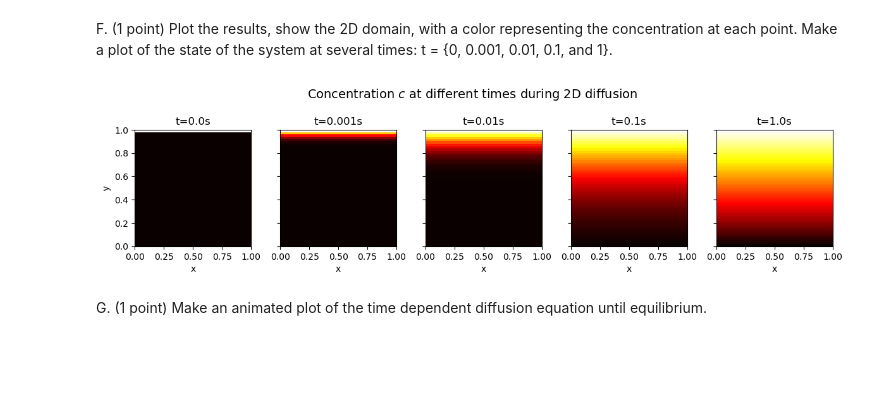
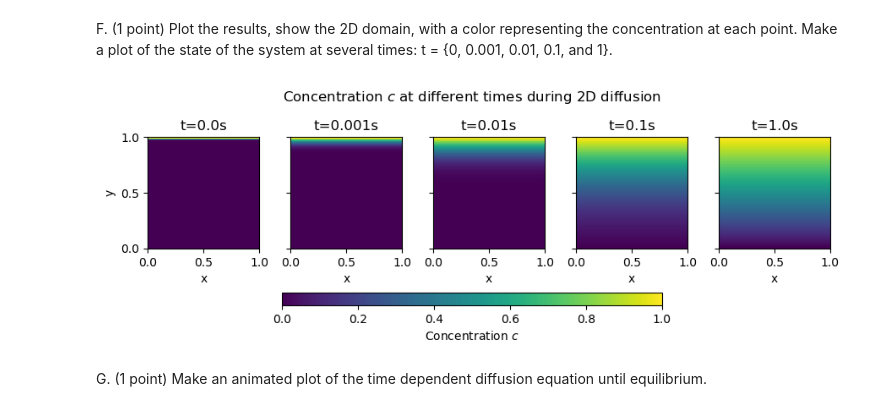
Before and after one commit to jonas4climate/modelling-natural-processes, a Jupyter notebook: Set1_incomplete.ipynb, the cells around one changed output. Drawn from its saved outputs; the diff is of its cells as text; code cells hidden in the pictures; blank space fills up the shorter version.

```diff
--- a/Set1_incomplete.ipynb
+++ b/Set1_incomplete.ipynb
@@ -107,8 +107,8 @@ for i, (f0, init_label) in enumerate(zip(init_conditions, init_labels)):
     psi_matrix = solve_wave(f0, L, c, T, Nx, dt)
     psis.append(psi_matrix)
 
-# Plotting
-fig, axs = plt.subplots(3, 1, figsize=(8, 12), sharex=True, layout='tight')
+
+fig, axs = plt.subplots(1, 3, figsize=(11, 3), sharey=True, layout='tight')
 times = np.linspace(0, T, 5)
 time_labels = [f't={t}s' for t in times]
 colors = ['blue', 'green', 'red', 'cyan', 'magenta']
@@ -117,12 +117,15 @@ x = np.linspace(0, L, Nx)
 for i, (c, init_label) in enumerate(zip(psis, init_labels)):
     for j, (t, time_label, color) in enumerate(zip(times, time_labels, colors)):
         axs[i].plot(x, c[:, int(Nt*t)], label=time_label, color=color)
-    axs[i].set_ylabel('Vibration amplitude ($\\Psi$)')
-    axs[i].set_title(f'Initial condition $\\Psi(x,0)=${init_label}')
-    axs[i].legend()
+    axs[i].set_title(f'$\\Psi(x,0)=${init_label}')
     axs[i].grid(True)
+    axs[i].set_xlabel('Position ($x$)')
+    axs[i].set_yticks([-1, -0.5, 0, 0.5, 1])
+axs[0].set_ylabel('Vibration amplitude $\\Psi$')
+axs[-1].legend(loc='upper right')
 
-plt.xlabel('Position ($x$)')
+plt.suptitle('Vibration amplitude $\\Psi$ at selected time steps with different initial conditions $\\Psi(x,0)$')
+plt.xlabel('Position $x$')
 plt.savefig('media/wave_equation.png', dpi=300, bbox_inches='tight')
 plt.show()
 # %% [output]
@@ -131,7 +134,7 @@ plt.show()
 C. (1 point) Make an animated plot of the time development.
 # %%
 def animate_wave(psi, title, file_title, L=1.0, T=1.0, total_frames=100, save=False):
-    fig, ax = plt.subplots(layout='tight')
+    fig, ax = plt.subplots(figsize=(5, 3.5), layout='tight')
     x = np.linspace(0, L, psi.shape[0])
     plt.xlim(0, L)
     plt.ylim(-1.2, 1.2)
@@ -165,5 +168,5 @@ Nt = int(T / dt)
 
 for i, (init_condition, init_label) in tqdm(enumerate(zip(init_conditions, init_labels)), total=len(init_conditions), desc='Animating wave', unit='animation'):
     psi = solve_wave(init_condition, L, c, T, Nx, dt)
-    anim = animate_wave(psi, f'Initial Condition $\\Psi(x,0) =$ {init_label}', f'animated_wave_{i}', T=T, total_frames=80, save=True)
+    anim = animate_wave(psi, f'$\\Psi(x,0) =$ {init_label}', f'animated_wave_{i}', T=T, total_frames=80, save=True)
 # %% [output]
@@ -318,23 +321,29 @@ t = {0, 0.001, 0.01, 0.1, and 1}.
 # %%
 # Time points to capture the concentration
 times_to_plot = np.array(np.array([0, 0.001, 0.01, 0.1, 1]) * Nt, dtype=int)
 
 # Recalculate the simulation with tolerance for capturing times
 c = solve_diffusion(Nx, D, dx, dt, T)
 
 # Plotting with corrected results
-fig, axs = plt.subplots(1, len(times_to_plot), figsize=(12, 4), sharey=True, layout='tight')
+fig, axs = plt.subplots(1, len(times_to_plot), figsize=(9, 3), sharey=True, layout='tight')
 for i, t in enumerate(times_to_plot):
-    axs[i].imshow(np.rot90(c[:,:,t], 3), extent=[0, L, 0, L], origin='lower', cmap='hot') # TODO: cheated, this seems off
+    im = axs[i].imshow(np.rot90(c[:,:,t], 3), extent=[0, L, 0, L], origin='lower') # TODO: cheated, this seems off
     axs[i].set_title(f't={t/Nt}s')
     axs[i].set_xlabel('x')
+    axs[i].set_xticks([0, 0.5, 1])
+    axs[i].set_yticks([0, 0.5, 1])
 axs[0].set_ylabel('y')
 
-fig.suptitle('Concentration $c$ at different times during 2D diffusion', y=0.85, fontsize=14)
+# Add a colorbar on the bottom
+cbar_ax = fig.add_axes((0.25, 0, 0.5, 0.05))
+fig.colorbar(im, cax=cbar_ax, orientation='horizontal', label='Concentration $c$')
+
+fig.suptitle('Concentration $c$ at different times during 2D diffusion', y=0.85)
 plt.savefig('media/diffusion_at_different_times.png', dpi=300, bbox_inches='tight')
 plt.show()
 # %% [output]
-[figure, old version]
+[figure, new version]
 # %% [markdown]
 G. (1 point) Make an animated plot of the time dependent diffusion equation until
 equilibrium.
```
Also changed, not shown: parts of 15 cells of this notebook, 20 other files.
